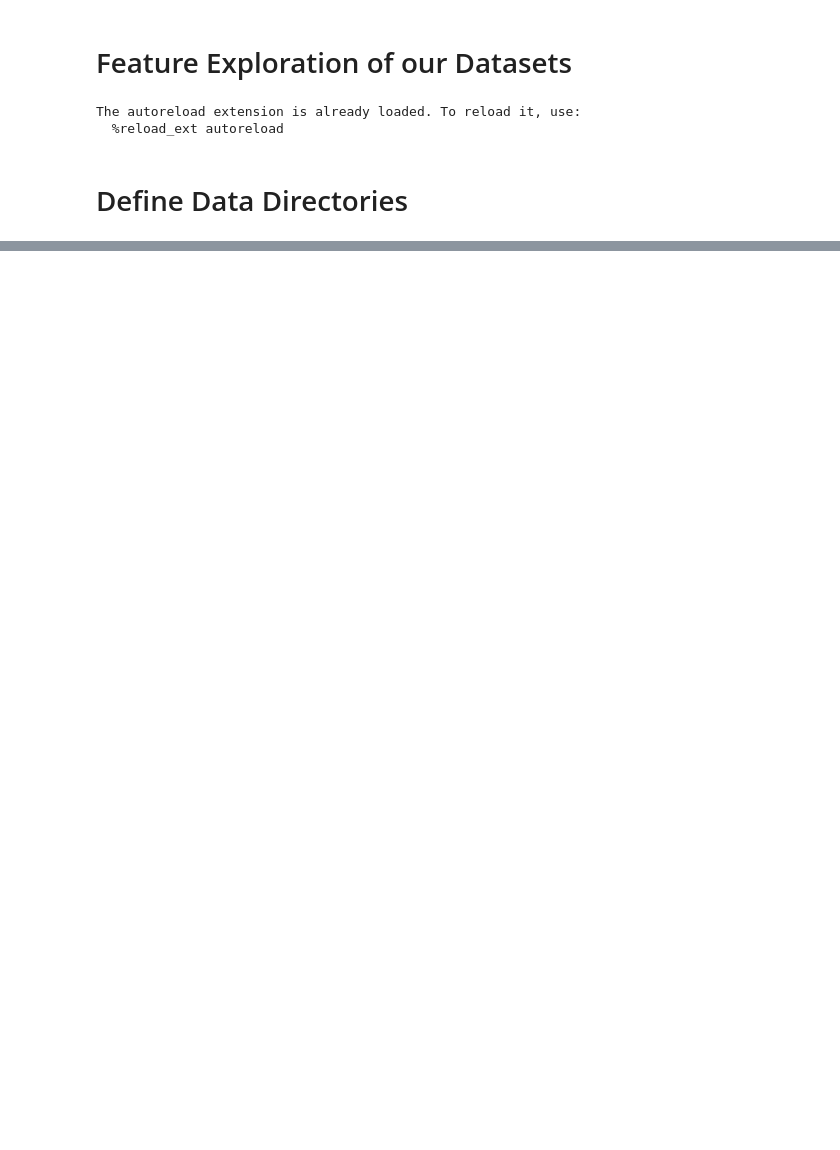
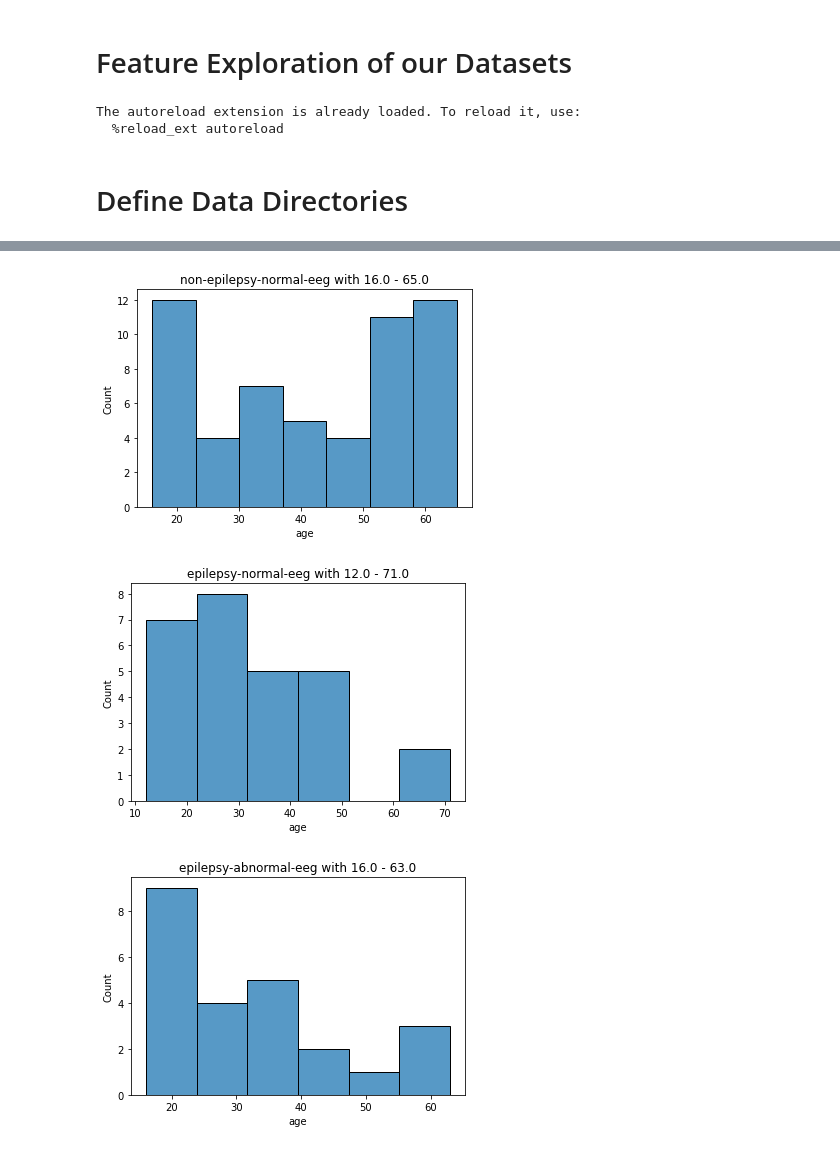
Before and after one commit to ncsl/episcalp, a Jupyter notebook: notebooks/feature_exploration/metadata_exploration.ipynb, the cells around one changed output, grey strips where cells are left out. Saved outputs shown, nothing was run; the diff lists cells and outputs as text; code cells hidden in the pictures; blank space fills up the shorter version.

```diff
--- a/notebooks/feature_exploration/metadata_exploration.ipynb
+++ b/notebooks/feature_exploration/metadata_exploration.ipynb
@@ -90,0 +172,12 @@ elif user == "patrick":
+# %%
+for exp in meta_df["exp_condition"].unique():
+    fig, ax = plt.subplots()
+    df = meta_df[meta_df["exp_condition"] == exp]
+    sns.histplot(x="age", data=df, ax=ax)
+    min_age = df["age"].min()
+    max_age = df["age"].max()
+    ax.set_title(f"{exp} with {min_age} - {max_age}")
+# %% [output]
+[figure, added]
+[figure, added]
+[figure, added]
```
Also changed, not shown: parts of 40 cells of this notebook, 11 other files.
